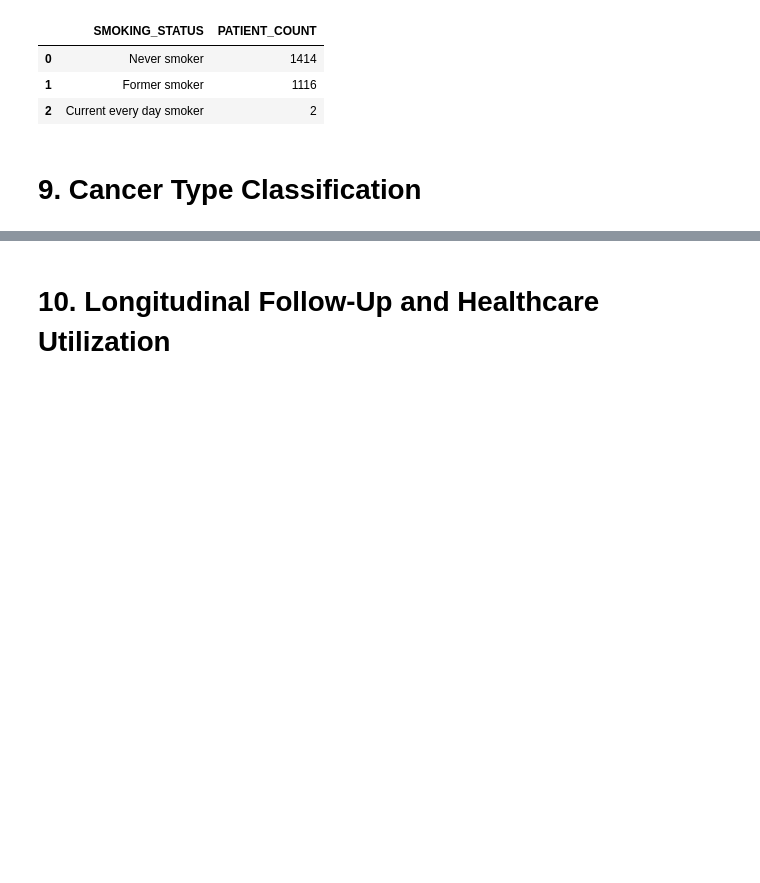
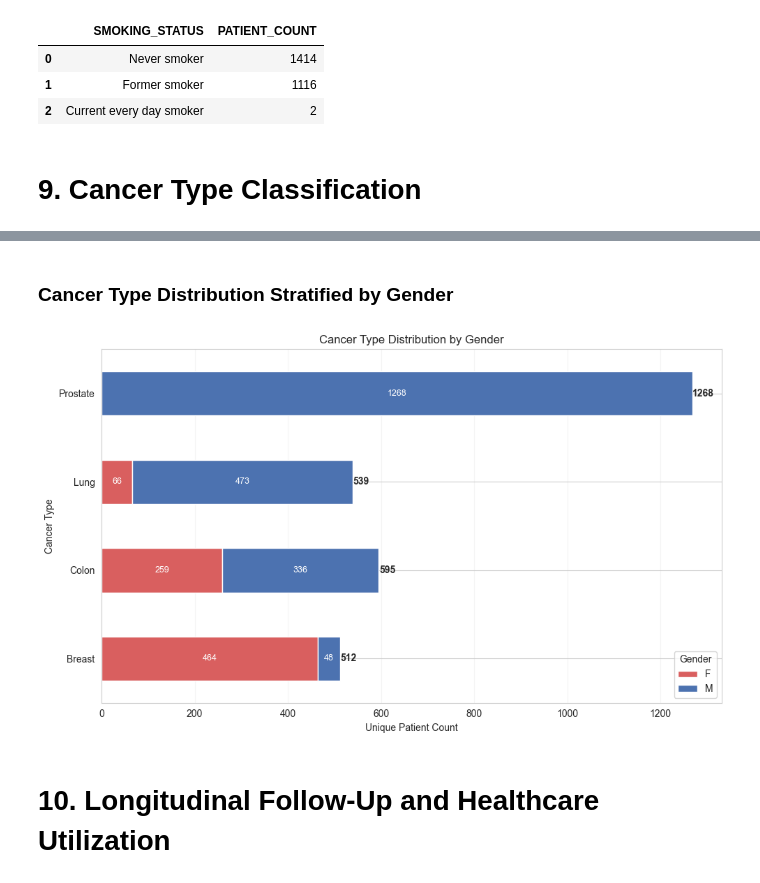
Before and after one commit to yifeikang/ehr-cancer-cohort-analysis, a Jupyter notebook: notebooks/cancer_cohort_notebook.ipynb, the cells around one changed output, grey strips where cells are left out. Saved outputs shown, nothing was run; the diff lists cells and outputs as text; code cells hidden in the pictures; blank space fills up the shorter version.

```diff
--- a/notebooks/cancer_cohort_notebook.ipynb
+++ b/notebooks/cancer_cohort_notebook.ipynb
@@ -860,3 +680,68 @@ plt.show()
+# %% [markdown]
+### Cancer Type Distribution Stratified by Gender
+# %%
+cancer_gender_counts = (
+    cancer_conditions
+    .merge(
+        cohort[["PATIENT", "GENDER"]],
+        on="PATIENT",
+        how="left"
+    )
+    .groupby(["CANCER_TYPE", "GENDER"])
+    ["PATIENT"]
+    .nunique()
+    .unstack(fill_value=0)
+)
+cancer_gender_counts["Total"] = (
+    cancer_gender_counts.sum(axis=1)
+)
+# %%
+plot_data = cancer_gender_counts.drop(
+    columns="Total"
+)
+ax = plot_data.plot(
+    kind="barh",
+    stacked=True,
+    figsize=(10,6),
+    color={
+    "F": "#d95f5f",
+    "M": "#4c72b0"
+    }
+)
+for i, total in enumerate(
+    cancer_gender_counts["Total"]
+):
+    ax.text(
+        total + 1,
+        i,
+        str(int(total)),
+        va="center",
+        fontweight="bold"
+    )
+# Labels inside bar segments
+for container in ax.containers:
+    labels = [
+        f"{int(v)}" if v > 0 else ""
+        for v in container.datavalues
+    ]
+    ax.bar_label(
+        container,
+        labels=labels,
+        label_type="center",
+        fontsize=9,
+        color="white"
+    )
+
+plt.title("Cancer Type Distribution by Gender")
+plt.xlabel("Unique Patient Count")
+plt.ylabel("Cancer Type")
+plt.grid(axis="x", alpha=0.2)
+plt.legend(title="Gender")
+plt.tight_layout()
+plt.savefig(FIG_DIR / "cancer_type_distribution_by_gender.png")
+plt.show()
+# %% [output]
+[figure, added]
 # %% [markdown]
 # 10. Longitudinal Follow-Up and Healthcare Utilization
 # %%
```
Also changed, not shown: parts of 102 cells of this notebook, 1 other file.
